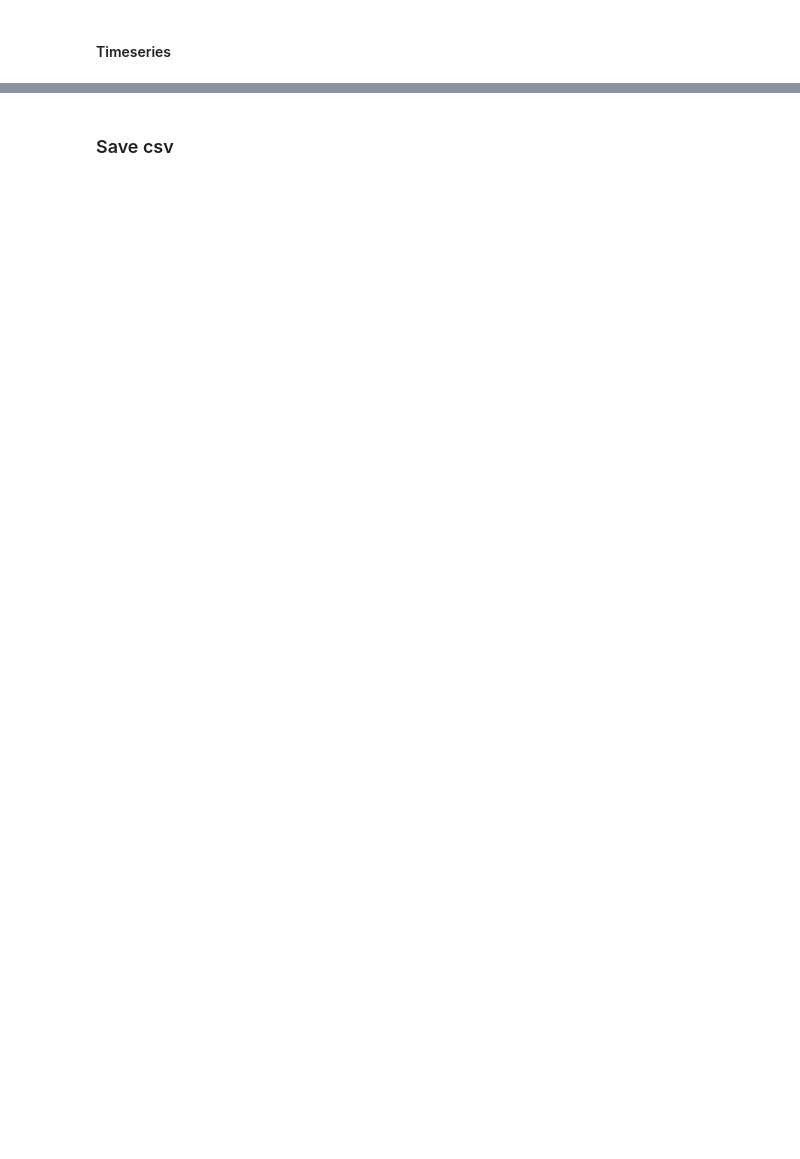
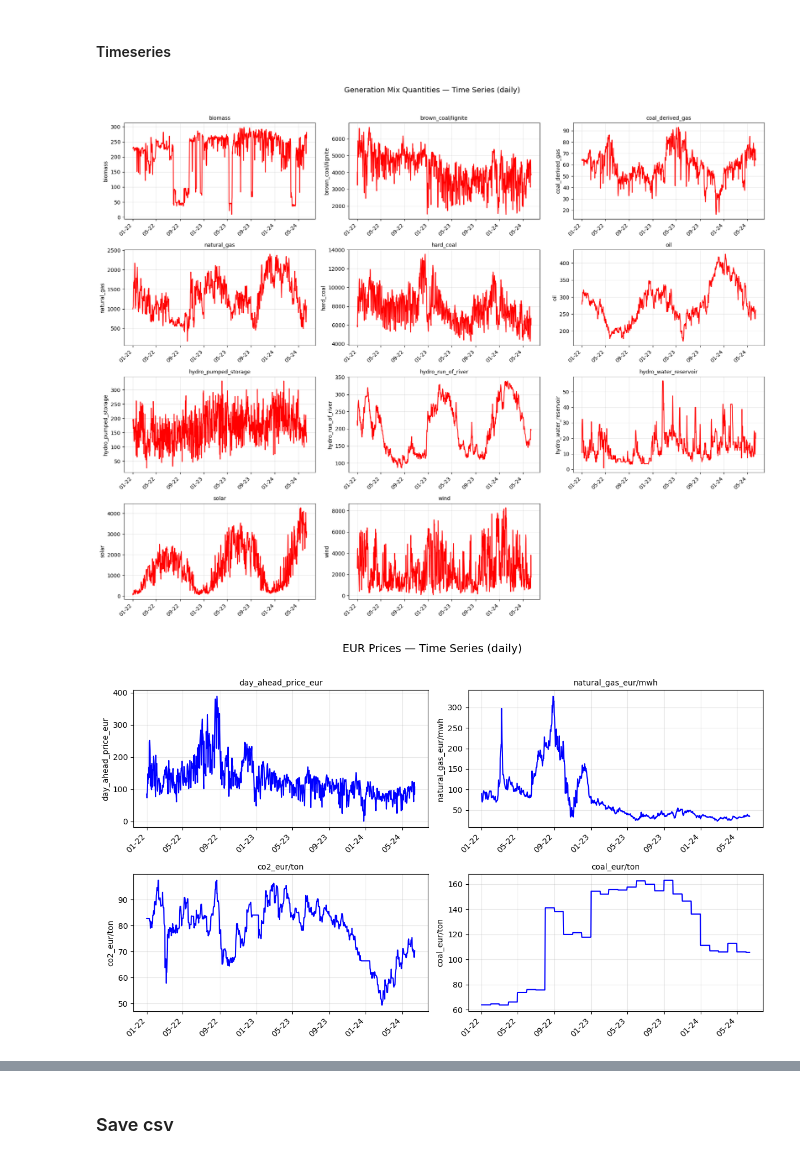
Before and after one commit to TedOiler/aoxtrade, a Jupyter notebook: original_data/preprocess_data.ipynb, the cells around one changed output, grey strips where cells are left out. Drawn from its saved outputs; the diff is of its cells as text; code cells hidden in the pictures; blank space fills up the shorter version.

Commit message:
final small fixes on plots

```diff
--- a/original_data/preprocess_data.ipynb
+++ b/original_data/preprocess_data.ipynb
@@ -76,12 +76,14 @@ def plot_group_timeseries(
     resample="D",
     date_candidates=("Date (UTC)", "date (utc)", "date_utc", "date", "datetime", "timestamp"),
 ):
+    import matplotlib.dates as mdates
 
     if not cols:
         return
 
     df_work = df.copy()
 
+    # Detect / set datetime index
     if isinstance(df_work.index, pd.DatetimeIndex):
         dt_name = df_work.index.name or "Date (UTC)"
     else:
@@ -104,6 +106,7 @@ def plot_group_timeseries(
         df_work[dt_name] = pd.to_datetime(df_work[dt_name], errors="coerce")
         df_work = df_work.set_index(dt_name)
 
+    # Keep only requested columns that exist
     cols_present = [c for c in cols if c in df_work.columns]
     if not cols_present:
         print("No requested columns found in DataFrame.")
@@ -114,23 +117,39 @@ def plot_group_timeseries(
 
     df_plot = df_work[cols_present].sort_index()
 
+    # Optional resampling
     if resample:
         df_plot = df_plot.resample(resample).mean(numeric_only=True)
 
+    # Reset index so seaborn can use a named datetime column
     df_plot = df_plot.reset_index().rename(columns={"index": dt_name})
 
+    # Layout
     n = len(cols_present)
     ncols = 3 if n >= 7 else 2
     nrows = int(np.ceil(n / ncols))
-    fig, axes = plt.subplots(nrows, ncols, figsize=(6 * ncols, 3.5 * nrows), sharex=True)
+    fig, axes = plt.subplots(nrows, ncols, figsize=(6 * ncols, 3.5 * nrows), sharex=False)
     axes = np.array(axes).reshape(-1)
 
+    # Date tick formatter & locator
+    date_fmt = mdates.DateFormatter("%m-%y")
+    date_loc = mdates.AutoDateLocator(minticks=5, maxticks=10)
+
+    # Plot each series
     for ax, col in zip(axes, cols_present):
         sns.lineplot(data=df_plot, x=dt_name, y=col, ax=ax, color=color)
         ax.set_title(col, fontsize=10)
         ax.set_xlabel("")
         ax.grid(True, alpha=0.3)
 
+        # Apply formatter/locator + rotate labels
+        ax.xaxis.set_major_locator(date_loc)
+        ax.xaxis.set_major_formatter(date_fmt)
+        ax.tick_params(axis="x", labelrotation=45)
+        for lbl in ax.get_xticklabels():
+            lbl.set_horizontalalignment("right")
+
+    # Hide unused axes
     for ax in axes[len(cols_present):]:
         ax.set_visible(False)
 
@@ -237,6 +286,9 @@ plot_group(group3, color="black", title="Other Numeric Variables — Hist + KDE"
 # %% [markdown]
 #### Timeseries
 # %%
-plot_group_timeseries(df, group1, color="red",  title="Generation Quantities — Time Series (daily)", resample="D")
-plot_group_timeseries(df, group2, color="blue", title="EUR Price Variables — Time Series (daily)", resample="D")
+plot_group_timeseries(df, group1, color="red",  title="Generation Mix Quantities — Time Series (daily)", resample="D")
+plot_group_timeseries(df, group2, color="blue", title="EUR Prices — Time Series (daily)", resample="D")
 plot_group_timeseries(df, group3, color="black", title="Other Numeric Variables — Time Series (daily)", resample="D")
+# %% [output]
+[figure, added]
+[figure, added]
```
Also changed, not shown: parts of 4 cells of this notebook, 1 other file.
